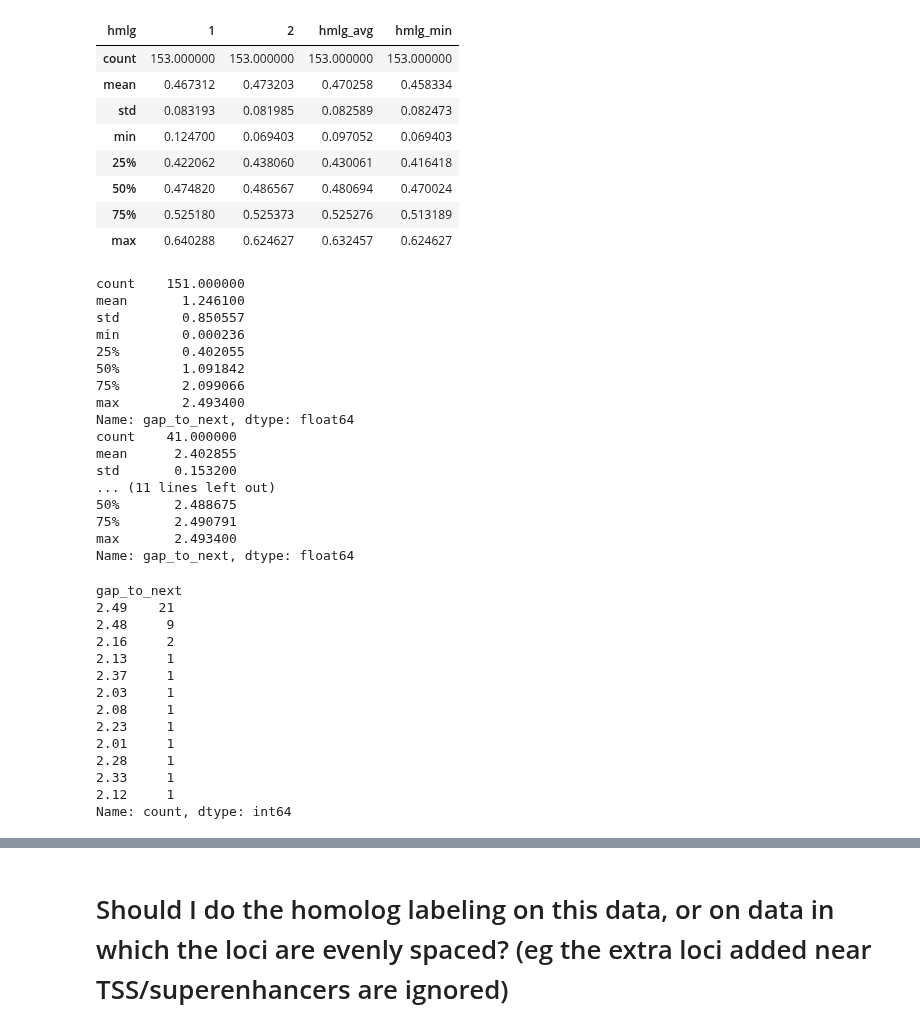
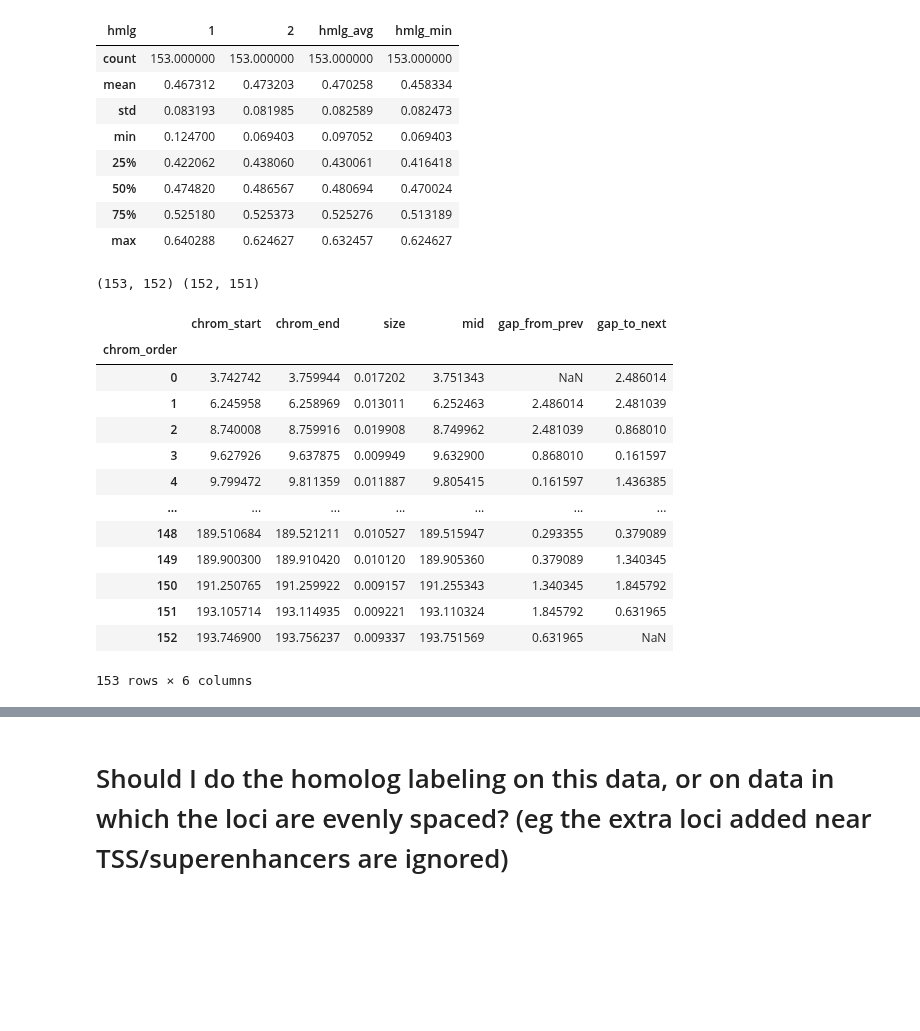
Before and after one commit to gesinecauer/Chromatin_Analysis_MOp, a Jupyter notebook: jupyter/parse_dna_merfish.ipynb, the cells around one changed output, grey strips where cells are left out. Cells and saved outputs as stored; diff of their text form; code cells hidden in the pictures; blank space fills up the shorter version.

```diff
--- a/jupyter/parse_dna_merfish.ipynb
+++ b/jupyter/parse_dna_merfish.ipynb
@@ -1341,60 +1341,56 @@ cov_desc
 | 50% | 0.474820 | 0.486567 | 0.480694 | 0.470024 |
 | 75% | 0.525180 | 0.525373 | 0.525276 | 0.513189 |
 | max | 0.640288 | 0.624627 | 0.632457 | 0.624627 |
+# %%
+idx = np.where(loci.index.values[1:] - loci.index.values[:-1] == 1)[0]
+print((len(loci), loci.index.max()), (len(idx), idx.max()))
+# %% [output]
+(153, 152) (152, 151)
 # %%
 chrom = '1'
 
 loci = df.loc[df.chrom == chrom, ['chrom_order', 'chrom_start', 'chrom_end']].drop_duplicates().set_index('chrom_order').sort_index() / 1e6
+loci['size'] = loci.chrom_end - loci.chrom_start
+loci['mid'] = loci[['chrom_start', 'chrom_end']].mean(axis=1)
 
 # # Add missing loci
 # idx_all = np.arange(loci.index.min(), loci.index.max() + 1)
 # idx_missing = idx_all[~np.isin(idx_all, loci.index)]
 # if idx_missing.size:
 #     loci_missing = pd.DataFrame(index=idx_missing, columns=loci.columns)
 #     loci = pd.concat([loci, loci_missing]).sort_index()
 
-loci['size'] = loci.chrom_end - loci.chrom_start
-loci['gap_to_next'] = np.nan
-loci.loc[loci.index != loci.index[-1], 'gap_to_next'] = loci.chrom_start.values[1:] - loci.chrom_end.values[:-1]
 
-desc_gap_gt0 = loci.loc[(~loci.gap_to_next.isnull()) & (loci.gap_to_next > 0), 'gap_to_next']
-desc_gap_gt2 = loci.loc[(~loci.gap_to_next.isnull()) & (loci.gap_to_next > 2), 'gap_to_next']
-desc_gap_nearmax = loci.loc[(~loci.gap_to_next.isnull()) & (loci.gap_to_next > 2.45), 'gap_to_next']
+def get_gaps(df):
+    df['gap_from_prev'] = np.nan
+    df['gap_to_next'] = np.nan
 
-print(desc_gap_gt0.describe())
-print(desc_gap_gt2.describe())
-print(desc_gap_nearmax.describe())
+    # idx = np.where(df.index.values[1:] - df.index.values[:-1] == 1)[0]
+    # vals = df.loc[idx + 1, 'chrom_start'].values - df.loc[idx, 'chrom_end'].values
+    # df.loc[idx + 1, 'gap_from_prev'] = vals
+    # df.loc[idx, 'gap_to_next'] = vals
 
-desc_gap_gt2.round(2).value_counts()
+    idx = df.index.values
+    vals = df.loc[idx[1:], 'chrom_start'].values - df.loc[idx[:-1], 'chrom_end'].values
+    df.loc[idx[1:], 'gap_from_prev'] = vals
+    df.loc[idx[:-1], 'gap_to_next'] = vals
+
+    return df
+
+loci = get_gaps(loci)
+loci
 # %% [output]
+|  | chrom_start | chrom_end | size | mid | gap_from_prev | gap_to_next |
+| chrom_order |  |  |  |  |  |  |
+| 0 | 3.742742 | 3.759944 | 0.017202 | 3.751343 | NaN | 2.486014 |
+| 1 | 6.245958 | 6.258969 | 0.013011 | 6.252463 | 2.486014 | 2.481039 |
+| 2 | 8.740008 | 8.759916 | 0.019908 | 8.749962 | 2.481039 | 0.868010 |
+| 3 | 9.627926 | 9.637875 | 0.009949 | 9.632900 | 0.868010 | 0.161597 |
+| 4 | 9.799472 | 9.811359 | 0.011887 | 9.805415 | 0.161597 | 1.436385 |
+| ... | ... | ... | ... | ... | ... | ... |
+| 148 | 189.510684 | 189.521211 | 0.010527 | 189.515947 | 0.293355 | 0.379089 |
+| 149 | 189.900300 | 189.910420 | 0.010120 | 189.905360 | 0.379089 | 1.340345 |
+| 150 | 191.250765 | 191.259922 | 0.009157 | 191.255343 | 1.340345 | 1.845792 |
+| 151 | 193.105714 | 193.114935 | 0.009221 | 193.110324 | 1.845792 | 0.631965 |
+| 152 | 193.746900 | 193.756237 | 0.009337 | 193.751569 | 0.631965 | NaN |
-count    151.000000
-mean       1.246100
-std        0.850557
-min        0.000236
-25%        0.402055
-50%        1.091842
-75%        2.099066
-max        2.493400
-Name: gap_to_next, dtype: float64
-count    41.000000
-mean      2.402855
-std       0.153200
-... (11 lines left out)
-50%       2.488675
-75%       2.490791
-max       2.493400
-Name: gap_to_next, dtype: float64
+153 rows × 6 columns
-gap_to_next
-2.49    21
-2.48     9
-2.16     2
-2.13     1
-2.37     1
-2.03     1
-2.08     1
-2.23     1
-2.01     1
-2.28     1
-2.33     1
-2.12     1
-Name: count, dtype: int64
```
Also changed, not shown: parts of 6 cells of this notebook.
